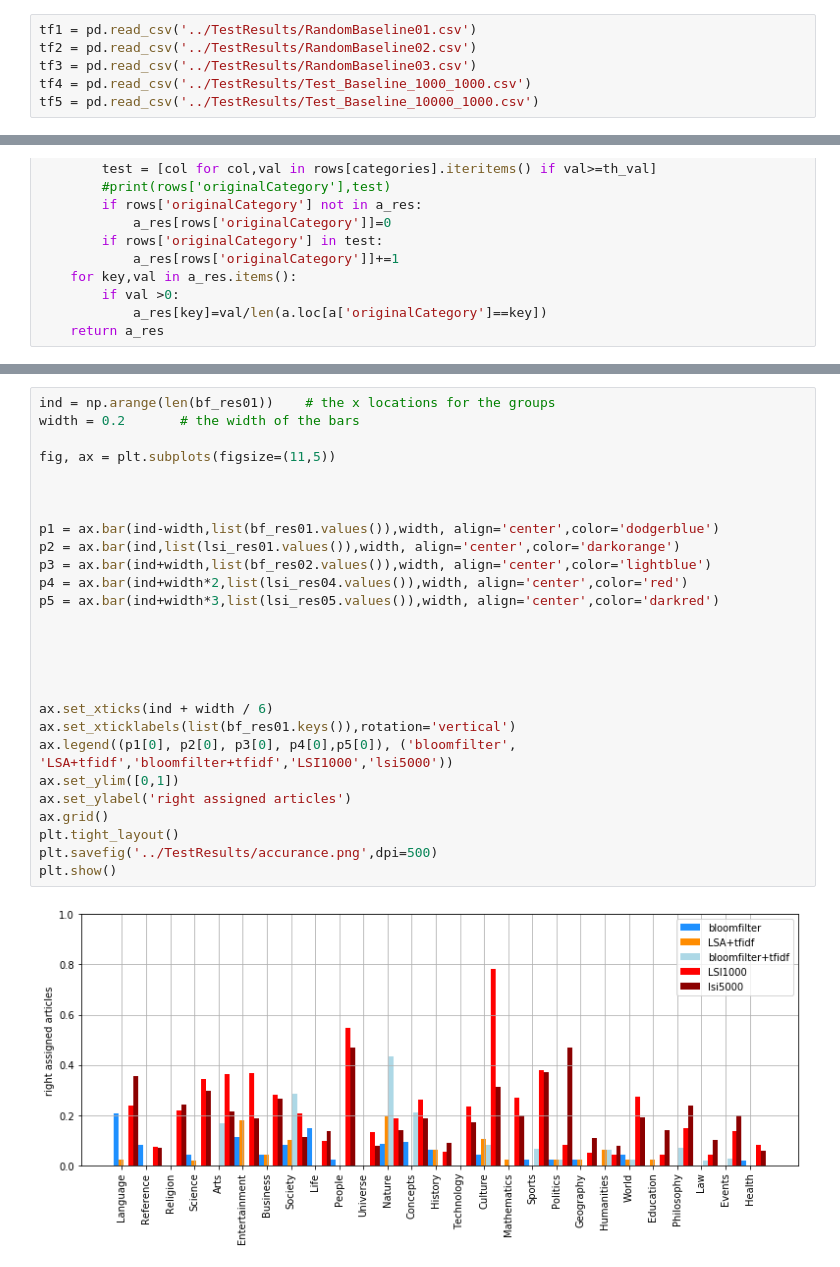
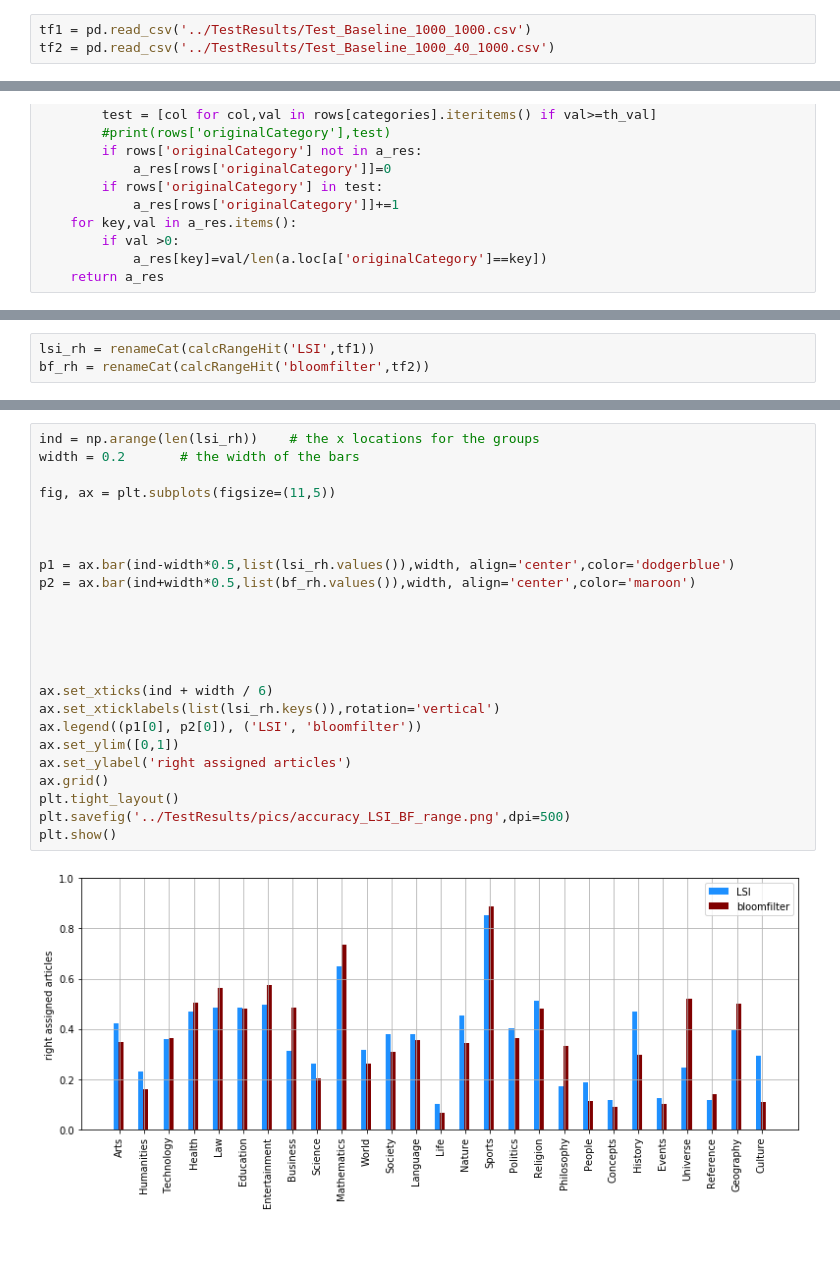
Before and after one commit to haidertom/WikipediaCategorization, a Jupyter notebook: Notebooks/ResultAnalysis.ipynb, the cells around one changed output, grey strips where cells are left out. Drawn from its saved outputs; the diff is of its cells as text.

```diff
--- a/Notebooks/ResultAnalysis.ipynb
+++ b/Notebooks/ResultAnalysis.ipynb
@@ -3,8 +3,5 @@ import matplotlib.pyplot as plt
 import pandas as pd
 import numpy as np
 # %%
-tf1 = pd.read_csv('../TestResults/RandomBaseline01.csv')
-tf2 = pd.read_csv('../TestResults/RandomBaseline02.csv')
-tf3 = pd.read_csv('../TestResults/RandomBaseline03.csv')
-tf4 = pd.read_csv('../TestResults/Test_Baseline_1000_1000.csv')
-tf5 = pd.read_csv('../TestResults/Test_Baseline_10000_1000.csv')
+tf1 = pd.read_csv('../TestResults/Test_Baseline_1000_1000.csv')
+tf2 = pd.read_csv('../TestResults/Test_Baseline_1000_40_1000.csv')
@@ -128,0 +61,3 @@ See the caveats in the documentation: http://pandas.pydata.org/pandas-docs/stabl
+# %%
+lsi_rh = renameCat(calcRangeHit('LSI',tf1))
+bf_rh = renameCat(calcRangeHit('bloomfilter',tf2))
@@ -129,29 +90,26 @@ See the caveats in the documentation: http://pandas.pydata.org/pandas-docs/stabl
 # %%
-ind = np.arange(len(bf_res01))    # the x locations for the groups
+ind = np.arange(len(lsi_rh))    # the x locations for the groups
 width = 0.2       # the width of the bars
 
 fig, ax = plt.subplots(figsize=(11,5))
 
 
 
-p1 = ax.bar(ind-width,list(bf_res01.values()),width, align='center',color='dodgerblue')
-p2 = ax.bar(ind,list(lsi_res01.values()),width, align='center',color='darkorange')
-p3 = ax.bar(ind+width,list(bf_res02.values()),width, align='center',color='lightblue')
-p4 = ax.bar(ind+width*2,list(lsi_res04.values()),width, align='center',color='red')
-p5 = ax.bar(ind+width*3,list(lsi_res05.values()),width, align='center',color='darkred')
+p1 = ax.bar(ind-width*0.5,list(lsi_rh.values()),width, align='center',color='dodgerblue')
+p2 = ax.bar(ind+width*0.5,list(bf_rh.values()),width, align='center',color='maroon')
 
 
 
 
 
 ax.set_xticks(ind + width / 6)
-ax.set_xticklabels(list(bf_res01.keys()),rotation='vertical')
-ax.legend((p1[0], p2[0], p3[0], p4[0],p5[0]), ('bloomfilter', 'LSA+tfidf','bloomfilter+tfidf','LSI1000','lsi5000'))
+ax.set_xticklabels(list(lsi_rh.keys()),rotation='vertical')
+ax.legend((p1[0], p2[0]), ('LSI', 'bloomfilter'))
 ax.set_ylim([0,1])
 ax.set_ylabel('right assigned articles')
 ax.grid()
 plt.tight_layout()
-plt.savefig('../TestResults/accurance.png',dpi=500)
+plt.savefig('../TestResults/pics/accuracy_LSI_BF_range.png',dpi=500)
 plt.show()
 # %% [output]
-[figure, old version]
+[figure, new version]
```
Also changed, not shown: parts of 12 cells of this notebook, 6 other files.
